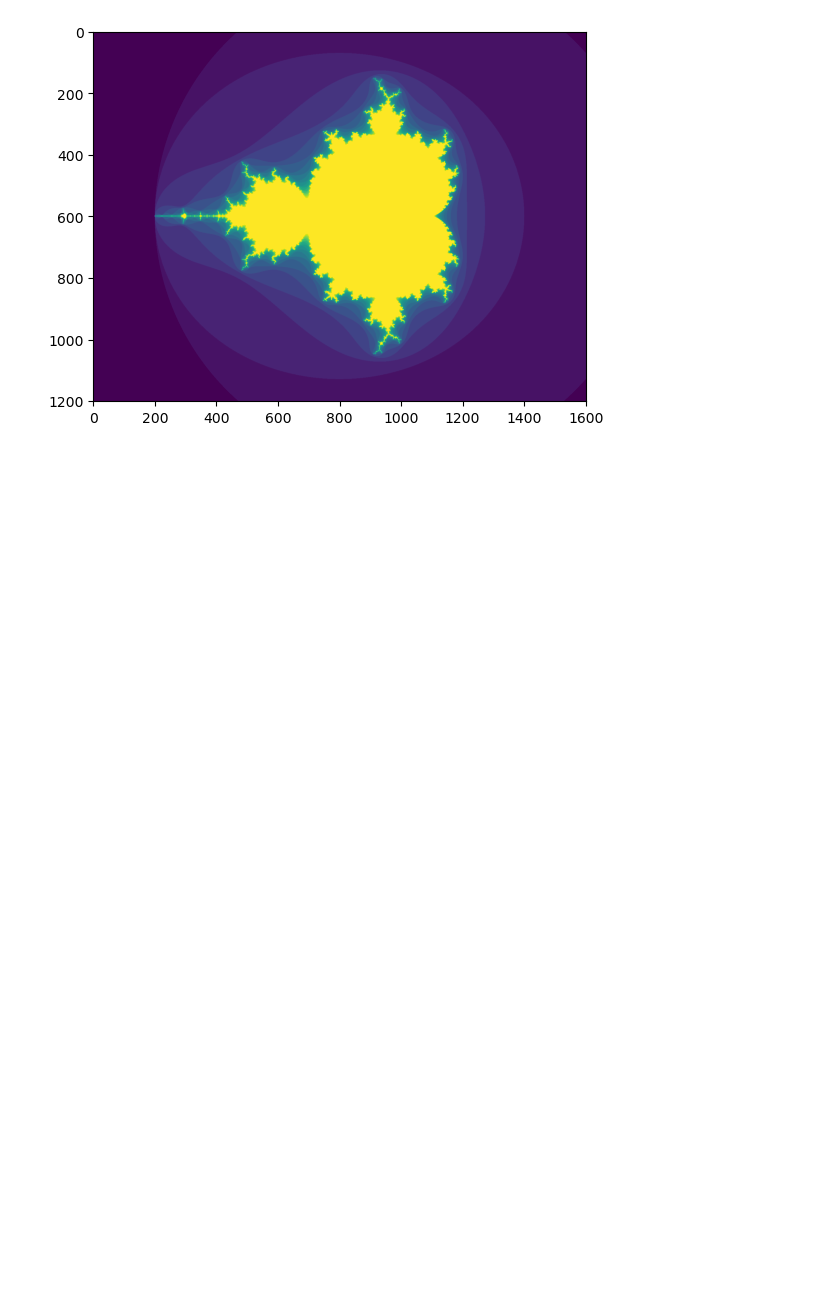
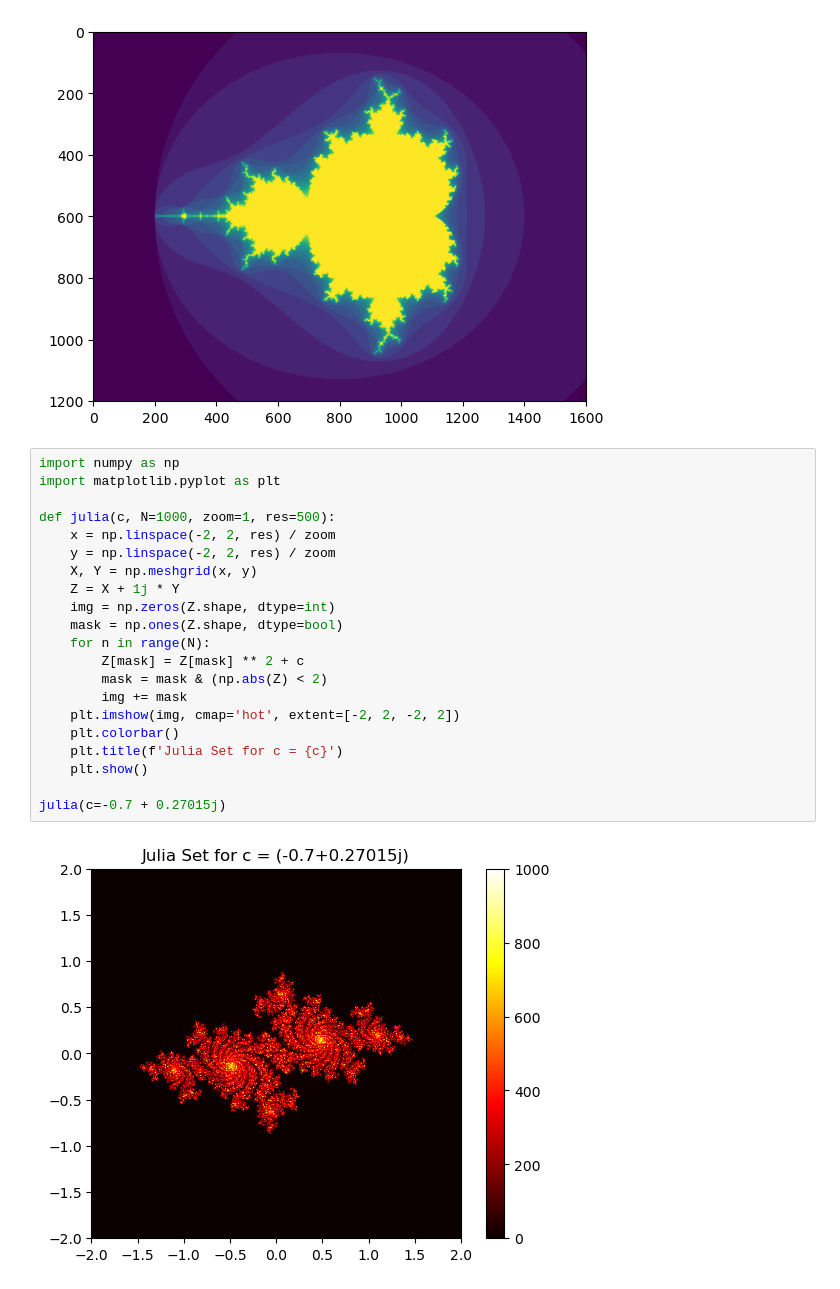
Before and after one commit to arcy405/mandolbrotes, a Jupyter notebook: mandolbrotset.ipynb, the cells around one changed output. Cells and saved outputs as stored; diff of their text form; blank space fills up the shorter version.

```diff
--- a/mandolbrotset.ipynb
+++ b/mandolbrotset.ipynb
@@ -23,3 +23,26 @@ plt.imshow(mandelbrot(400, 400))
 # %% [output]
 <matplotlib.image.AxesImage at 0x...>
 [figure]
+# %%
+import numpy as np
+import matplotlib.pyplot as plt
+
+def julia(c, N=1000, zoom=1, res=500):
+    x = np.linspace(-2, 2, res) / zoom
+    y = np.linspace(-2, 2, res) / zoom
+    X, Y = np.meshgrid(x, y)
+    Z = X + 1j * Y
+    img = np.zeros(Z.shape, dtype=int)
+    mask = np.ones(Z.shape, dtype=bool)
+    for n in range(N):
+        Z[mask] = Z[mask] ** 2 + c
+        mask = mask & (np.abs(Z) < 2)
+        img += mask
+    plt.imshow(img, cmap='hot', extent=[-2, 2, -2, 2])
+    plt.colorbar()
+    plt.title(f'Julia Set for c = {c}')
+    plt.show()
+
+julia(c=-0.7 + 0.27015j)
+# %% [output]
+[figure, added]
```
Also changed, not shown: parts of 3 cells of this notebook.
